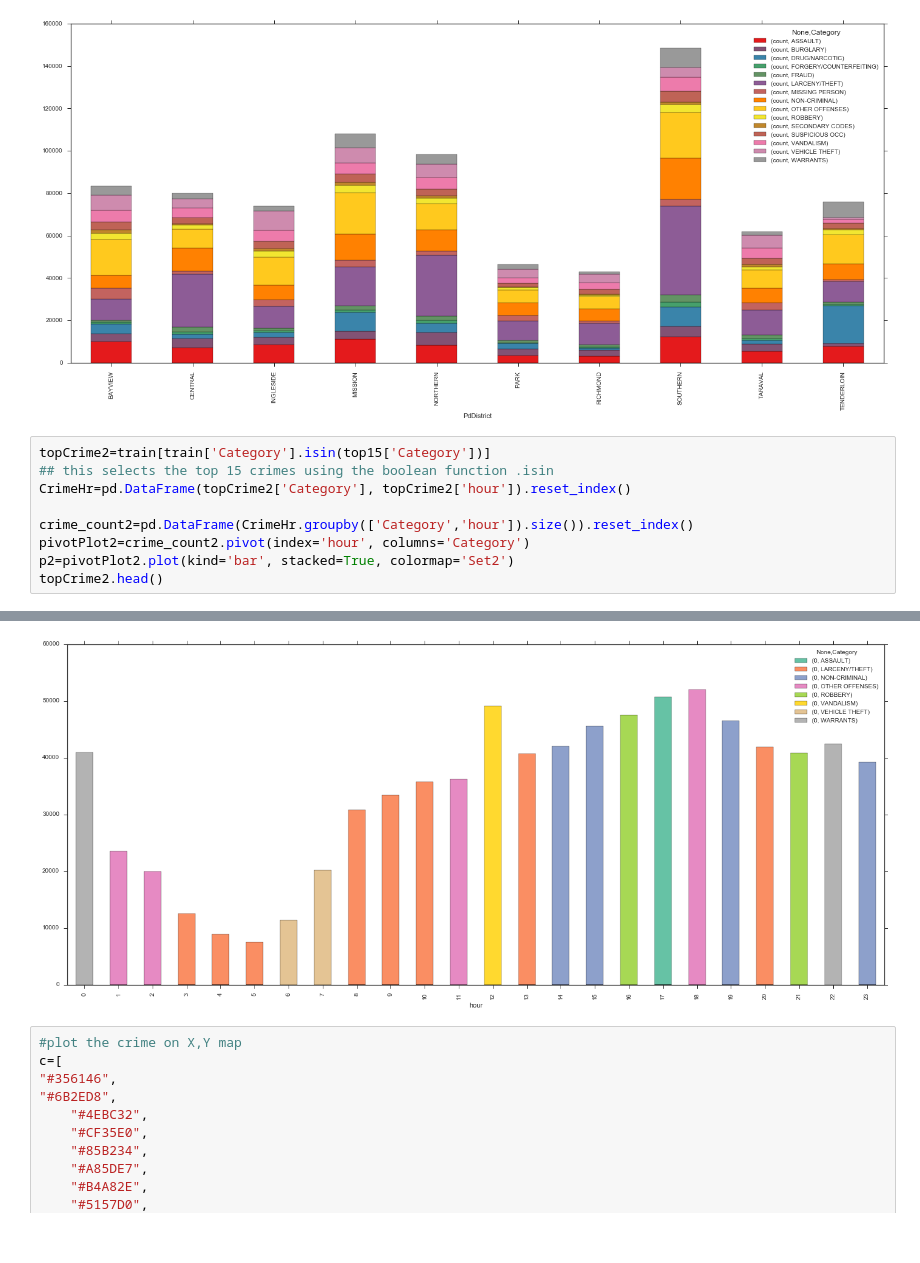
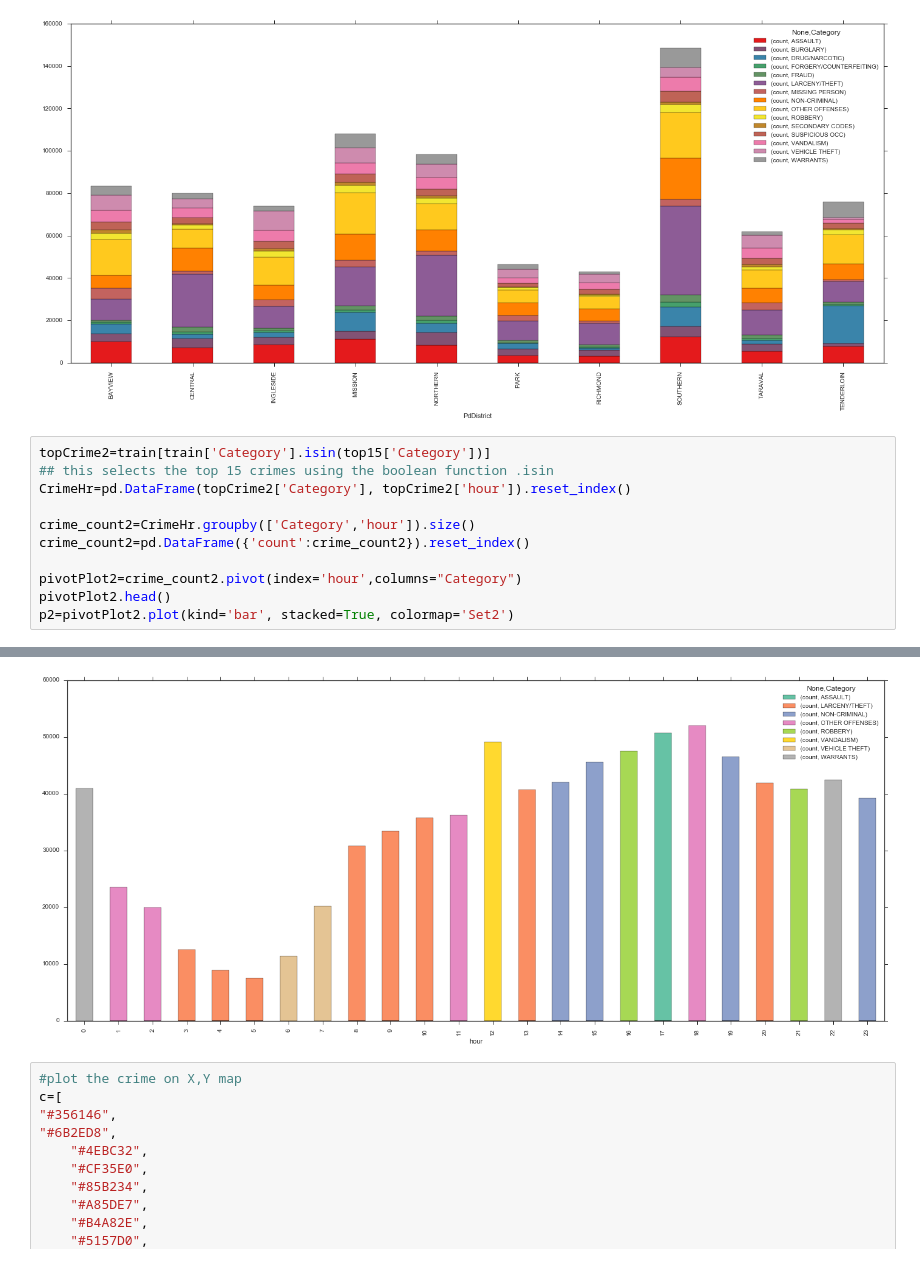
Before and after one commit to jyu-theartofml/kaggle_SFCrime, a Jupyter notebook: Kaggle data-SF crime.ipynb, the cells around one changed output, grey strips where cells are left out. Saved outputs shown, nothing was run; the diff lists cells and outputs as text.

Commit message:
Added files via upload
made changes to plots and cleaned up

```diff
--- a/Kaggle data-SF crime.ipynb
+++ b/Kaggle data-SF crime.ipynb
@@ -103,8 +141,10 @@ topCrime2=train[train['Category'].isin(top15['Category'])]
 ## this selects the top 15 crimes using the boolean function .isin
 CrimeHr=pd.DataFrame(topCrime2['Category'], topCrime2['hour']).reset_index()
 
-crime_count2=pd.DataFrame(CrimeHr.groupby(['Category','hour']).size()).reset_index()
-pivotPlot2=crime_count2.pivot(index='hour', columns='Category')
+crime_count2=CrimeHr.groupby(['Category','hour']).size()
+crime_count2=pd.DataFrame({'count':crime_count2}).reset_index()
+
+pivotPlot2=crime_count2.pivot(index='hour',columns="Category")
+pivotPlot2.head()
 p2=pivotPlot2.plot(kind='bar', stacked=True, colormap='Set2')
-topCrime2.head()
 # %% [output]
@@ -117,4 +151,4 @@ topCrime2.head()
-[figure, old version]
+[figure, new version]
 # %%
 #plot the crime on X,Y map
 c=[
```
Also changed, not shown: parts of 2 cells of this notebook.
